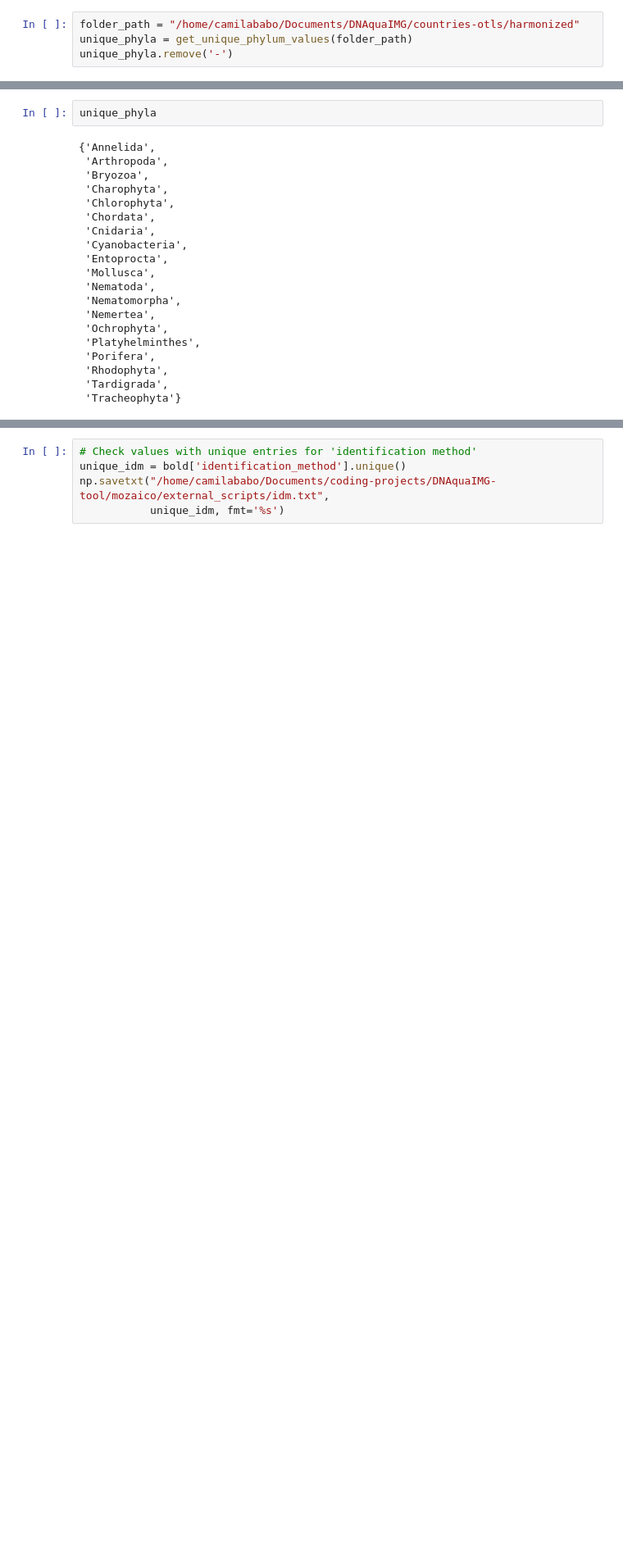
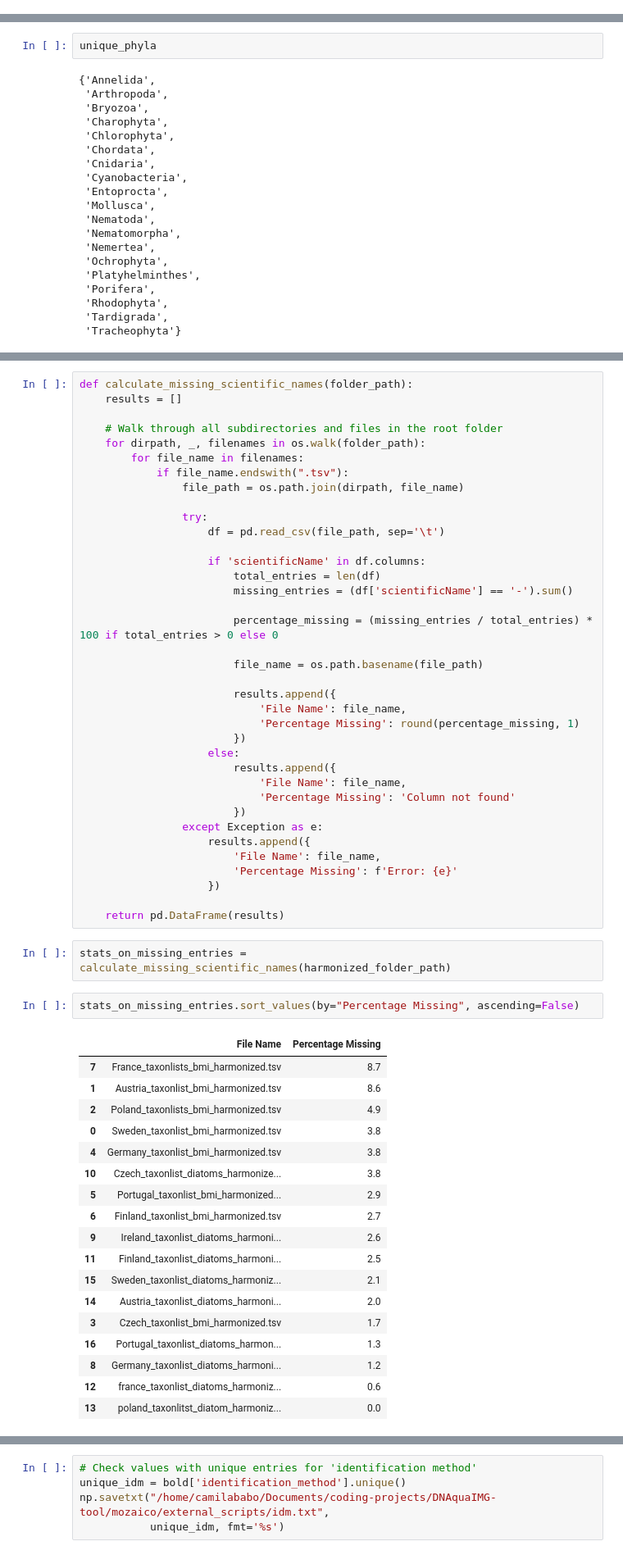
Before and after one commit to CIBIO-BU/mozaiko, a Jupyter notebook: external_scripts/bold-data-package.ipynb, the cells around one changed output, grey strips where cells are left out. Shown: that part at 82% size. Drawn from its saved outputs; the diff is of its cells as text; blank space fills up the shorter version.

```diff
--- a/external_scripts/bold-data-package.ipynb
+++ b/external_scripts/bold-data-package.ipynb
@@ -201,7 +194,3 @@ def get_unique_phylum_values(folder_path):
                     print(f"Error processing file {file_path}: {e}")
 
     return unique_phyla
-# %%
-folder_path = "/home/camilababo/Documents/DNAquaIMG/countries-otls/harmonized"
-unique_phyla = get_unique_phylum_values(folder_path)
-unique_phyla.remove('-')
@@ -229,0 +227,60 @@ unique_phyla
+# %%
+def calculate_missing_scientific_names(folder_path):
+    results = []
+
+    # Walk through all subdirectories and files in the root folder
+    for dirpath, _, filenames in os.walk(folder_path):
+        for file_name in filenames:
+            if file_name.endswith(".tsv"):
+                file_path = os.path.join(dirpath, file_name)
+
+                try:
+                    df = pd.read_csv(file_path, sep='\t')
+
+                    if 'scientificName' in df.columns:
+                        total_entries = len(df)
+                        missing_entries = (df['scientificName'] == '-').sum()
+
+                        percentage_missing = (missing_entries / total_entries) * 100 if total_entries > 0 else 0
+
+                        file_name = os.path.basename(file_path)
+
+                        results.append({
+                            'File Name': file_name,
+                            'Percentage Missing': round(percentage_missing, 1)
+                        })
+                    else:
+                        results.append({
+                            'File Name': file_name,
+                            'Percentage Missing': 'Column not found'
+                        })
+                except Exception as e:
+                    results.append({
+                        'File Name': file_name,
+                        'Percentage Missing': f'Error: {e}'
+                    })
+
+    return pd.DataFrame(results)
+# %%
+stats_on_missing_entries = calculate_missing_scientific_names(harmonized_folder_path)
+# %%
+stats_on_missing_entries.sort_values(by="Percentage Missing", ascending=False)
+# %% [output]
+|  | File Name | Percentage Missing |
+| 7 | France_taxonlists_bmi_harmonized.tsv | 8.7 |
+| 1 | Austria_taxonlist_bmi_harmonized.tsv | 8.6 |
+| 2 | Poland_taxonlists_bmi_harmonized.tsv | 4.9 |
+| 0 | Sweden_taxonlist_bmi_harmonized.tsv | 3.8 |
+| 4 | Germany_taxonlist_bmi_harmonized.tsv | 3.8 |
+| 10 | Czech_taxonlist_diatoms_harmonize... | 3.8 |
+| 5 | Portugal_taxonlist_bmi_harmonized... | 2.9 |
+| 6 | Finland_taxonlist_bmi_harmonized.tsv | 2.7 |
+| 9 | Ireland_taxonlist_diatoms_harmoni... | 2.6 |
+| 11 | Finland_taxonlist_diatoms_harmoni... | 2.5 |
+| 15 | Sweden_taxonlist_diatoms_harmoniz... | 2.1 |
+| 14 | Austria_taxonlist_diatoms_harmoni... | 2.0 |
+| 3 | Czech_taxonlist_bmi_harmonized.tsv | 1.7 |
+| 16 | Portugal_taxonlist_diatoms_harmon... | 1.3 |
+| 8 | Germany_taxonlist_diatoms_harmoni... | 1.2 |
+| 12 | france_taxonlist_diatoms_harmoniz... | 0.6 |
+| 13 | poland_taxonlitst_diatom_harmoniz... | 0.0 |
```
Also changed, not shown: parts of 34 cells of this notebook, 2 other files.
